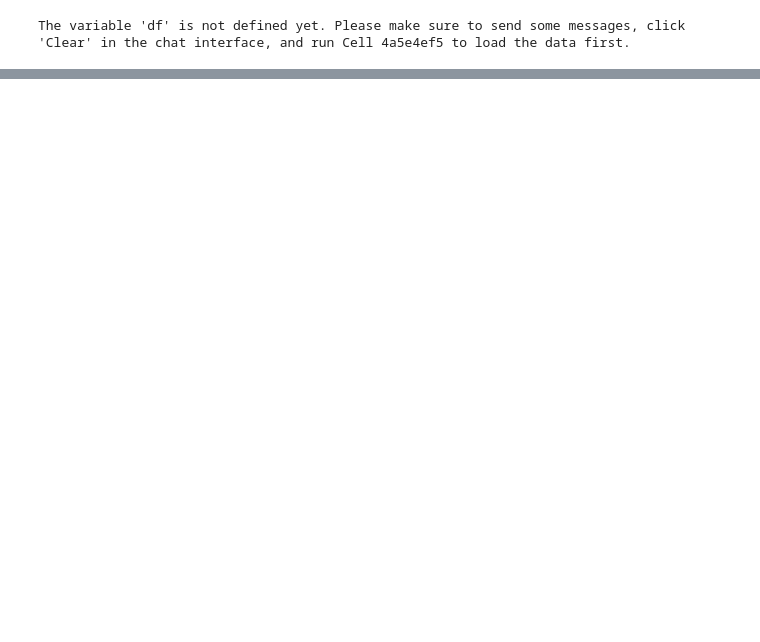
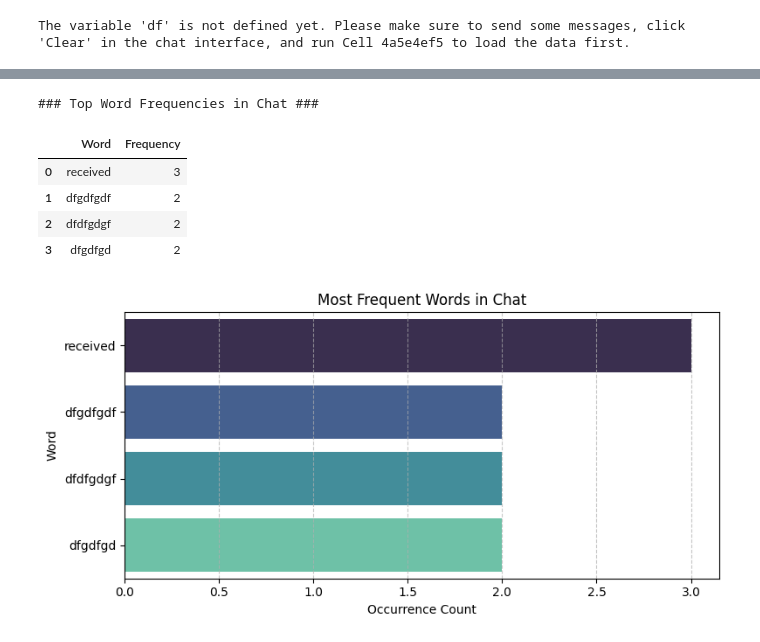
Before and after one commit to JacekDrzycimski/6tunnel, a Jupyter notebook: Comms_3_UI.ipynb, the cells around one changed output, grey strips where cells are left out. Cells and saved outputs as stored; diff of their text form; code cells hidden in the pictures; blank space fills up the shorter version.

```diff
--- a/Comms_3_UI.ipynb
+++ b/Comms_3_UI.ipynb
@@ -188,0 +310,44 @@ The variable 'df' is not defined yet. Please make sure to send some messages, cl
+# %%
+import pandas as pd
+import matplotlib.pyplot as plt
+import seaborn as sns
+from collections import Counter
+import re
+
+if 'df' in globals() and not df.empty:
+    # Clean and split the messages into individual words
+    all_words = []
+    for msg in df['Message'].astype(str):
+        # Lowercase and keep only alphanumeric characters and spaces
+        cleaned_msg = re.sub(r'[^a-zA-Z0-9\s]', '', msg.lower())
+        all_words.extend(cleaned_msg.split())
+
+    # Filter out empty strings if any
+    all_words = [word for word in all_words if word.strip()]
+
+    # Count the word frequencies
+    word_counts = Counter(all_words)
+    word_freq_df = pd.DataFrame(word_counts.most_common(10), columns=['Word', 'Frequency'])
+
+    print("### Top Word Frequencies in Chat ###")
+    display(word_freq_df)
+
+    # Plot the top word frequencies
+    plt.figure(figsize=(8, 4))
+    sns.barplot(data=word_freq_df, x='Frequency', y='Word', hue='Word', palette='mako', legend=False)
+    plt.title('Most Frequent Words in Chat')
+    plt.xlabel('Occurrence Count')
+    plt.ylabel('Word')
+    plt.grid(axis='x', linestyle='--', alpha=0.7)
+    plt.tight_layout()
+    plt.show()
+else:
+    print("The DataFrame 'df' is empty or not defined. Please interact with the chat client first!")
+# %% [output]
+### Top Word Frequencies in Chat ###
+|  | Word | Frequency |
+| 0 | received | 3 |
+| 1 | dfgdfgdf | 2 |
+| 2 | dfdfgdgf | 2 |
+| 3 | dfgdfgd | 2 |
+[figure, added]
```
Also changed, not shown: parts of 7 cells of this notebook.
